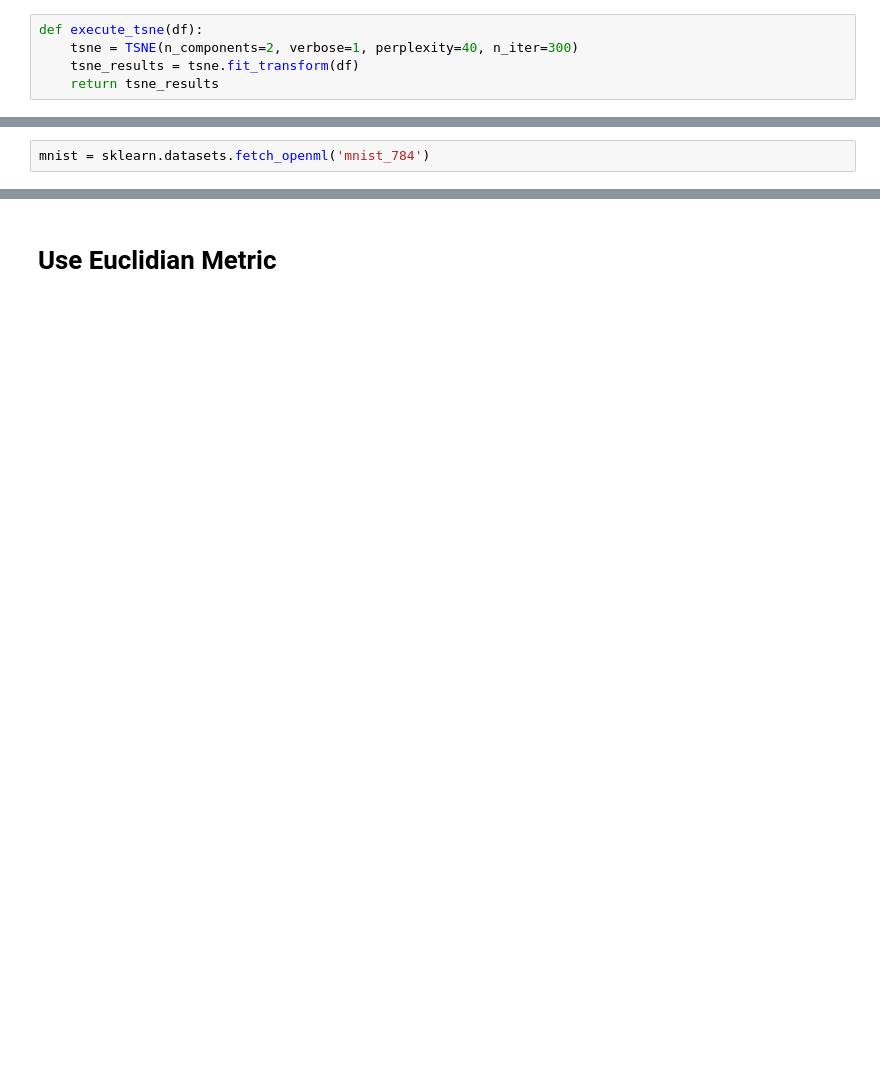
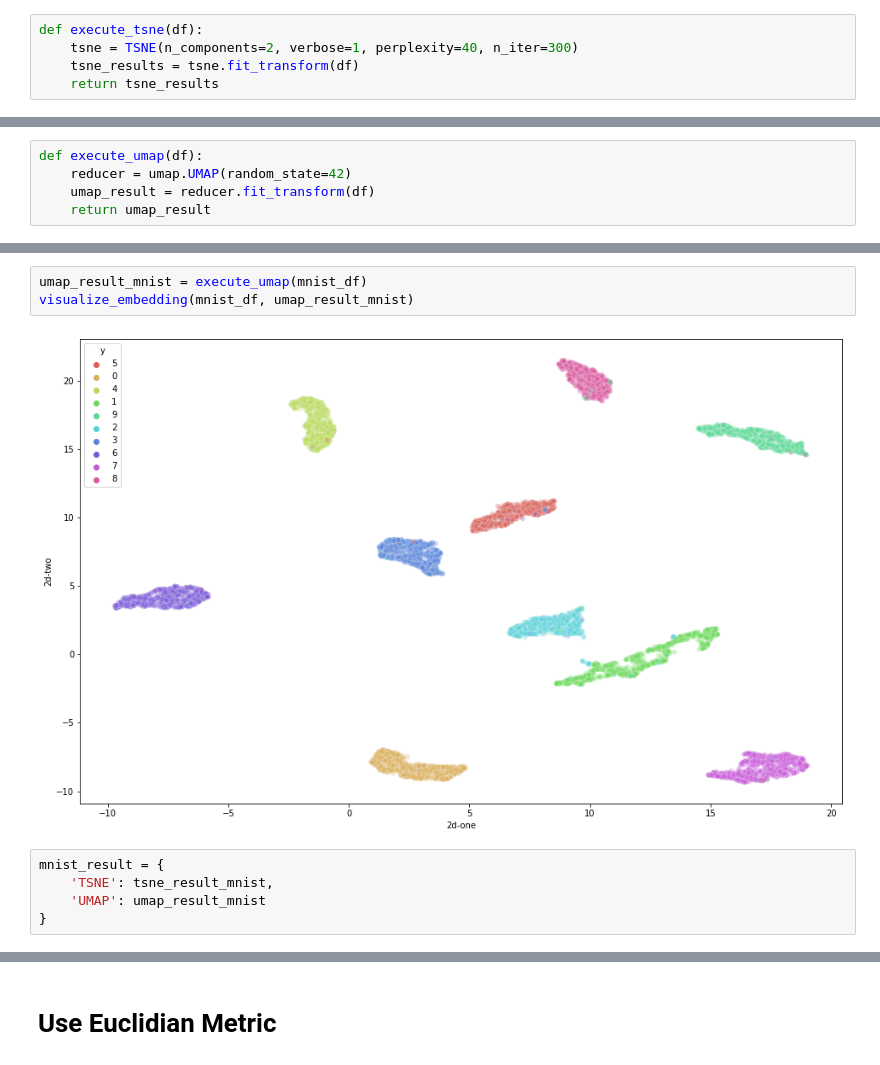
Before and after one commit to matt628/visualizing-big-datasets, a Jupyter notebook: lab3/lab3.ipynb, the cells around one changed output, grey strips where cells are left out. Cells and saved outputs as stored; diff of their text form; blank space fills up the shorter version.

```diff
--- a/lab3/lab3.ipynb
+++ b/lab3/lab3.ipynb
@@ -88,0 +97,5 @@ def visualize_tsne(df, tsne_result):
+# %%
+def execute_umap(df):
+    reducer = umap.UMAP(random_state=42)
+    umap_result = reducer.fit_transform(df)
+    return umap_result
@@ -91,5 +109,3 @@ def visualize_tsne(df, tsne_result):
-# %%
-mnist = sklearn.datasets.fetch_openml('mnist_784')
 # %%
 mnist_df = dataset_to_df(mnist)
 mnist_df.head(5)
@@ -118 +142,11 @@ visualize_tsne(mnist_df, tsne_result_mnist)
+# %%
+umap_result_mnist = execute_umap(mnist_df)
+visualize_embedding(mnist_df, umap_result_mnist)
+# %% [output]
+[figure, added]
+# %%
+mnist_result = {
+    'TSNE': tsne_result_mnist,
+    'UMAP': umap_result_mnist
+}
 # %% [markdown]
```
Also changed, not shown: parts of 30 cells of this notebook.
